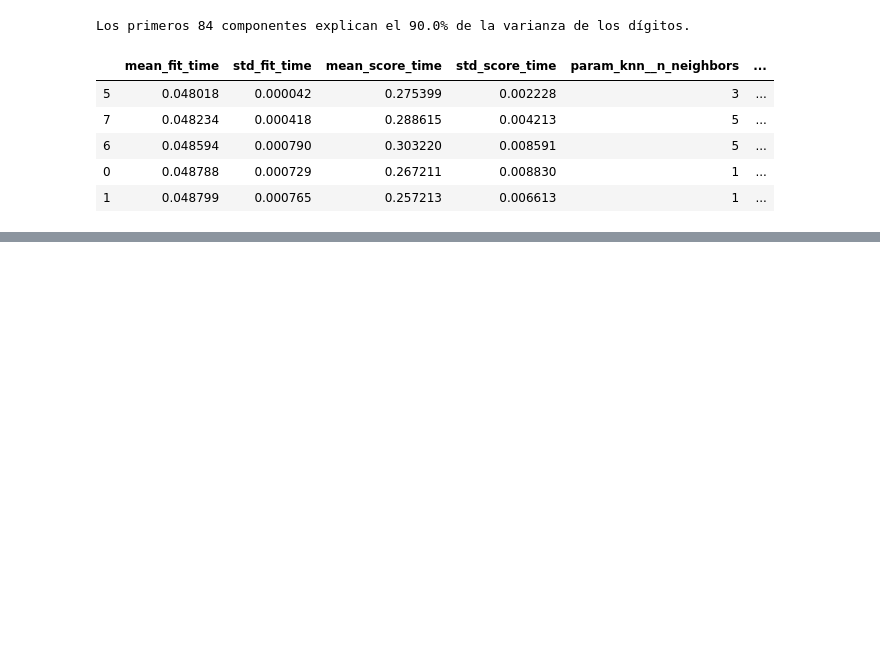
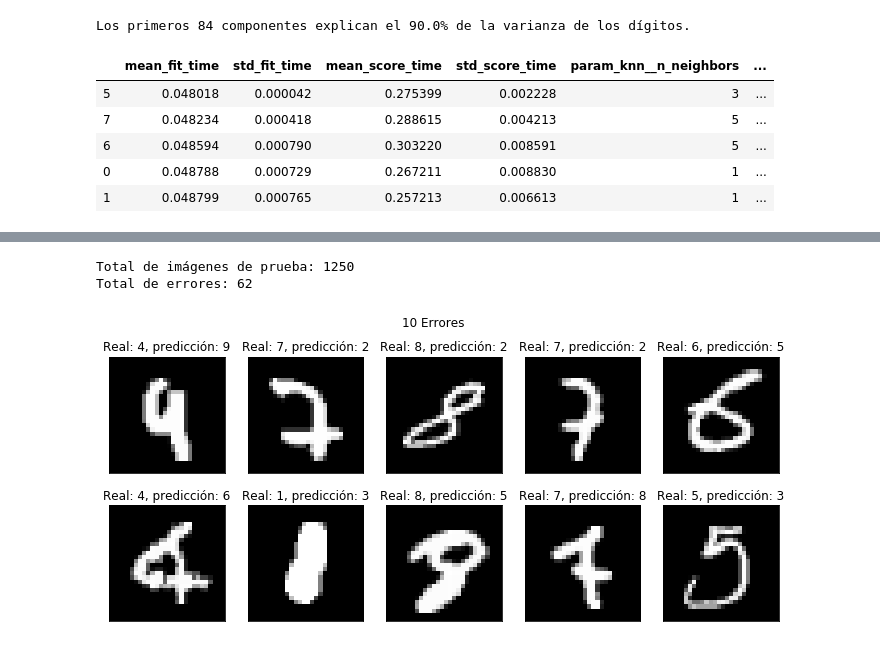
Before and after one commit to cazdlt/MLPython, a Jupyter notebook: clasificadores.ipynb, the cells around one changed output, grey strips where cells are left out. Drawn from its saved outputs; the diff is of its cells as text; code cells hidden in the pictures; blank space fills up the shorter version.

```diff
--- a/clasificadores.ipynb
+++ b/clasificadores.ipynb
@@ -418,0 +415,21 @@ pd.DataFrame(search_svm_pca.cv_results_).sort_values(by="rank_test_score").head(
+# %%
+#Graficar las predicciones incorrectas
+y_pred=search_svm_pca.predict(Xpca_test)
+
+errores=np.where(y_pred!=y_test)[0]
+errores_a_mostrar=errores[:10].reshape(2,5)
+
+f,axes=plt.subplots(errores_a_mostrar.shape[0],errores_a_mostrar.shape[1],figsize=(12,5))
+f.suptitle("10 Errores")
+for num,ax in zip(errores_a_mostrar.flatten(),axes.flatten()):
+    ax.imshow(X_test[num].reshape(28,28),cmap='gray')
+    ax.set_title(f"Real: {y_test[num]}, predicción: {y_pred[num]}")
+    ax.get_yaxis().set_visible(False)
+    ax.get_xaxis().set_visible(False)
+
+print(f"Total de imágenes de prueba: {len(y_test)}")
+print(f"Total de errores: {len(errores)}")
+# %% [output]
+Total de imágenes de prueba: 1250
+Total de errores: 62
+[figure, added]
```
Also changed, not shown: parts of 3 cells of this notebook.
